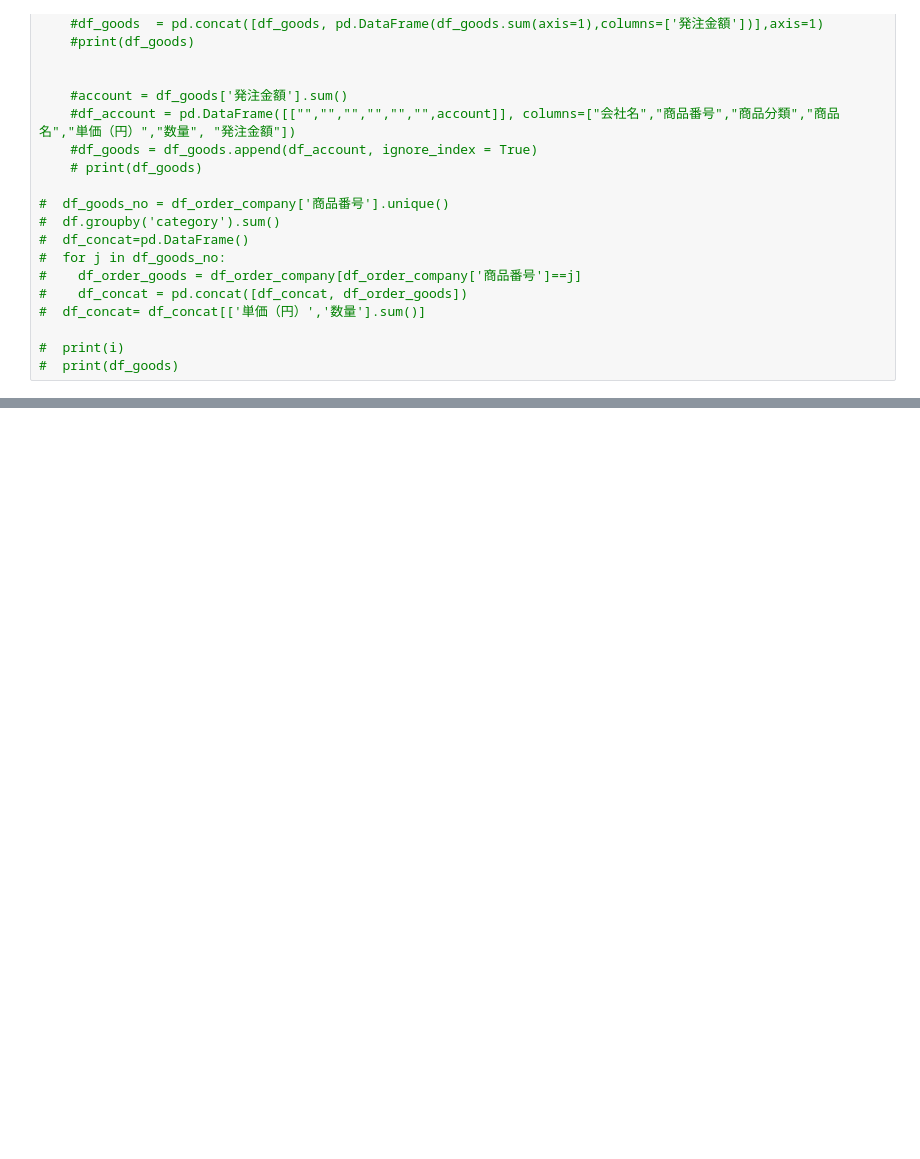
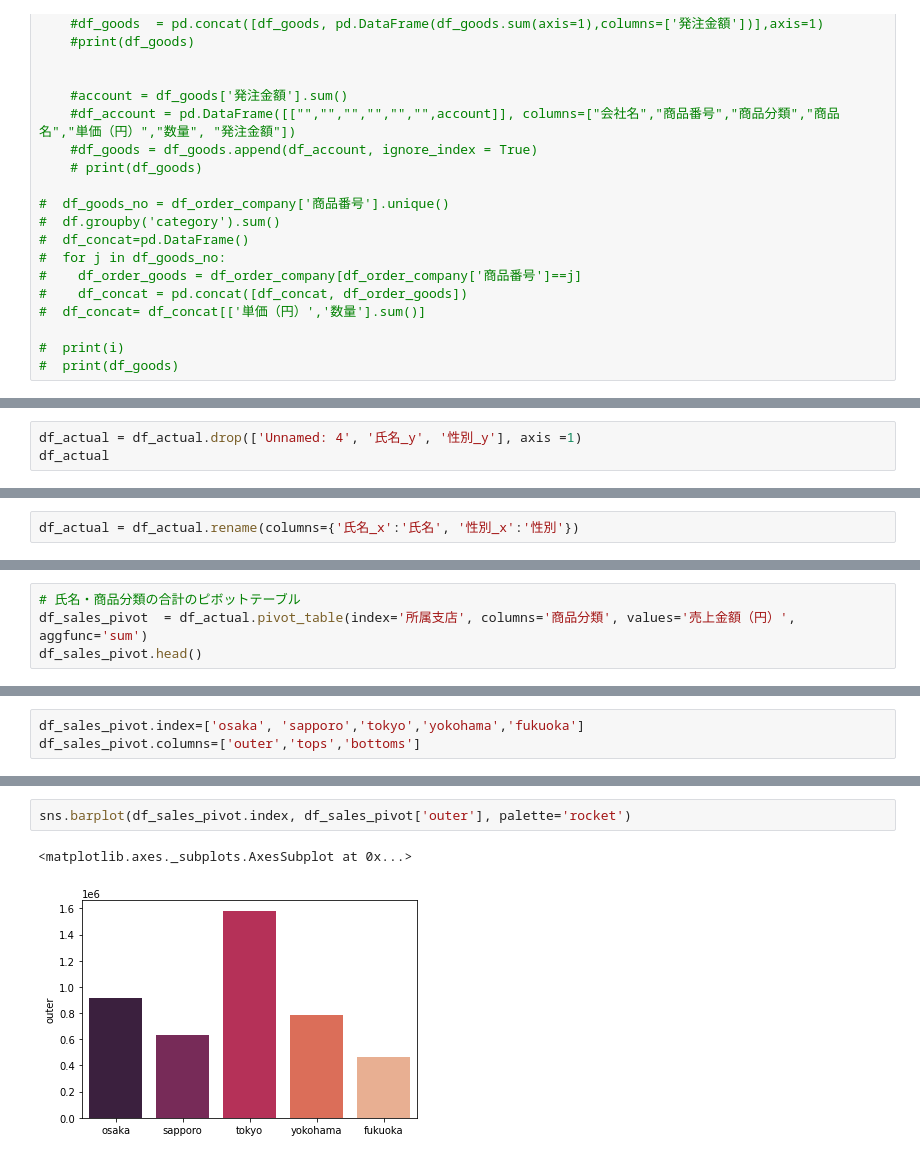
Before and after one commit to nin844/it_practice, a Jupyter notebook: pandas02.ipynb, the cells around one changed output, grey strips where cells are left out. Saved outputs shown, nothing was run; the diff lists cells and outputs as text; blank space fills up the shorter version.

```diff
--- a/pandas02.ipynb
+++ b/pandas02.ipynb
@@ -155,0 +672,3 @@ for i in company_name:
+# %%
+df_actual = df_actual.drop(['Unnamed: 4', '氏名_y', '性別_y'], axis =1)
+df_actual
@@ -155,0 +689,2 @@ for i in company_name:
+# %%
+df_actual = df_actual.rename(columns={'氏名_x':'氏名', '性別_x':'性別'})
@@ -155,0 +707,4 @@ for i in company_name:
+# %%
+# 氏名・商品分類の合計のピボットテーブル
+df_sales_pivot  = df_actual.pivot_table(index='所属支店', columns='商品分類', values='売上金額（円）', aggfunc='sum')
+df_sales_pivot.head()
@@ -155,0 +719,3 @@ for i in company_name:
+# %%
+df_sales_pivot.index=['osaka', 'sapporo','tokyo','yokohama','fukuoka']
+df_sales_pivot.columns=['outer','tops','bottoms']
@@ -155,0 +731,5 @@ for i in company_name:
+# %%
+sns.barplot(df_sales_pivot.index, df_sales_pivot['outer'], palette='rocket')
+# %% [output]
+<matplotlib.axes._subplots.AxesSubplot at 0x...>
+[figure, added]
```
Also changed, not shown: parts of 102 cells of this notebook.
